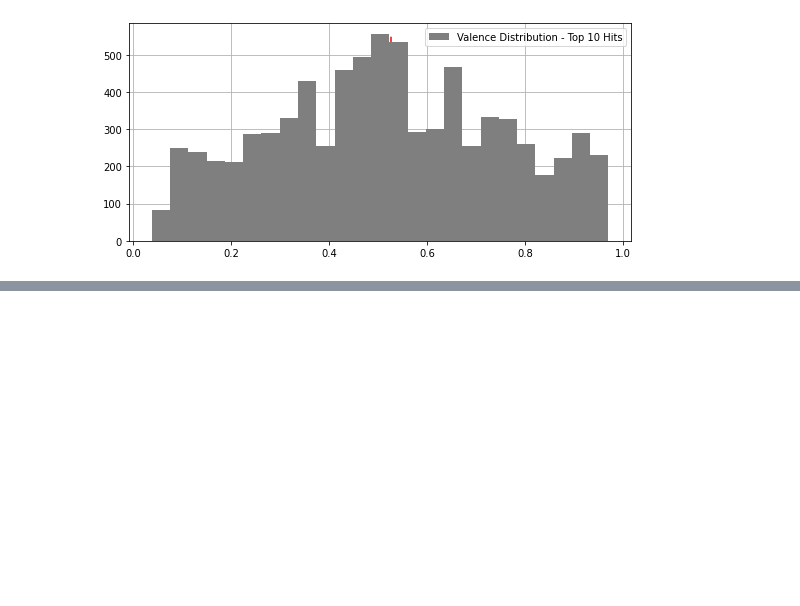
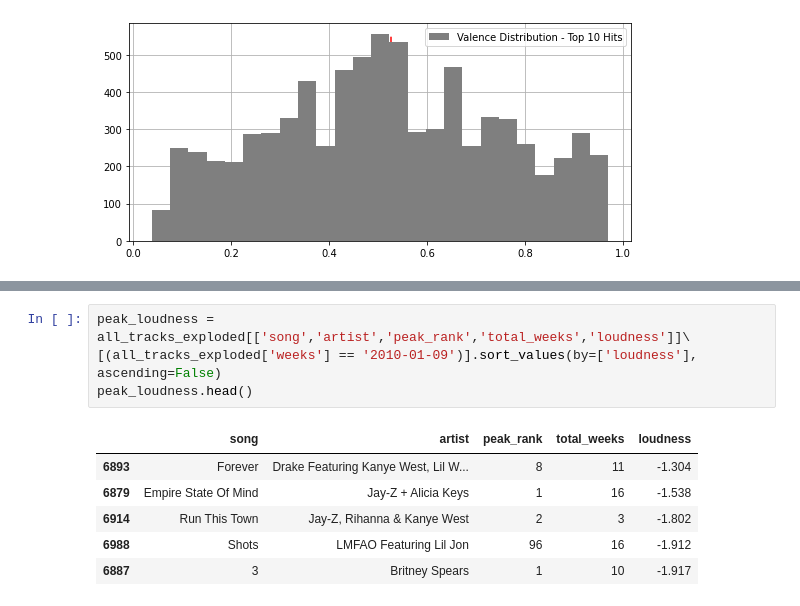
Before and after one commit to TaylorVellios/Spotify_and_the_Billboard_100, a Jupyter notebook: Plotting_Billboard_Spotify_Data.ipynb, the cells around one changed output, grey strips where cells are left out. Cells and saved outputs as stored; diff of their text form; blank space fills up the shorter version.

```diff
--- a/Plotting_Billboard_Spotify_Data.ipynb
+++ b/Plotting_Billboard_Spotify_Data.ipynb
@@ -1607,0 +1617,11 @@ plt.show()
+# %%
+peak_loudness = all_tracks_exploded[['song','artist','peak_rank','total_weeks','loudness']]\
+[(all_tracks_exploded['weeks'] == '2010-01-09')].sort_values(by=['loudness'], ascending=False)
+peak_loudness.head()
+# %% [output]
+|  | song | artist | peak_rank | total_weeks | loudness |
+| 6893 | Forever | Drake Featuring Kanye West, Lil W... | 8 | 11 | -1.304 |
+| 6879 | Empire State Of Mind | Jay-Z + Alicia Keys | 1 | 16 | -1.538 |
+| 6914 | Run This Town | Jay-Z, Rihanna & Kanye West | 2 | 3 | -1.802 |
+| 6988 | Shots | LMFAO Featuring Lil Jon | 96 | 16 | -1.912 |
+| 6887 | 3 | Britney Spears | 1 | 10 | -1.917 |
```
Also changed, not shown: parts of 8 cells of this notebook.
